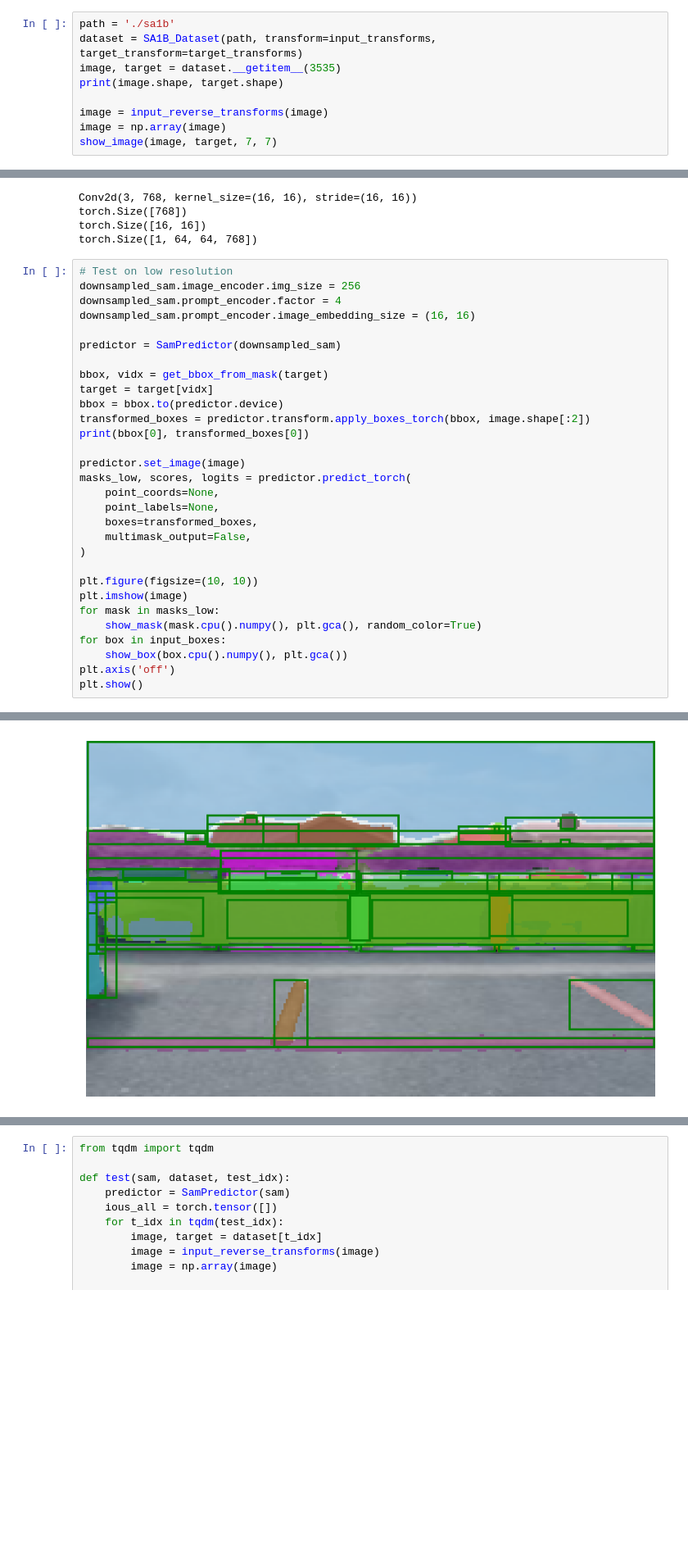
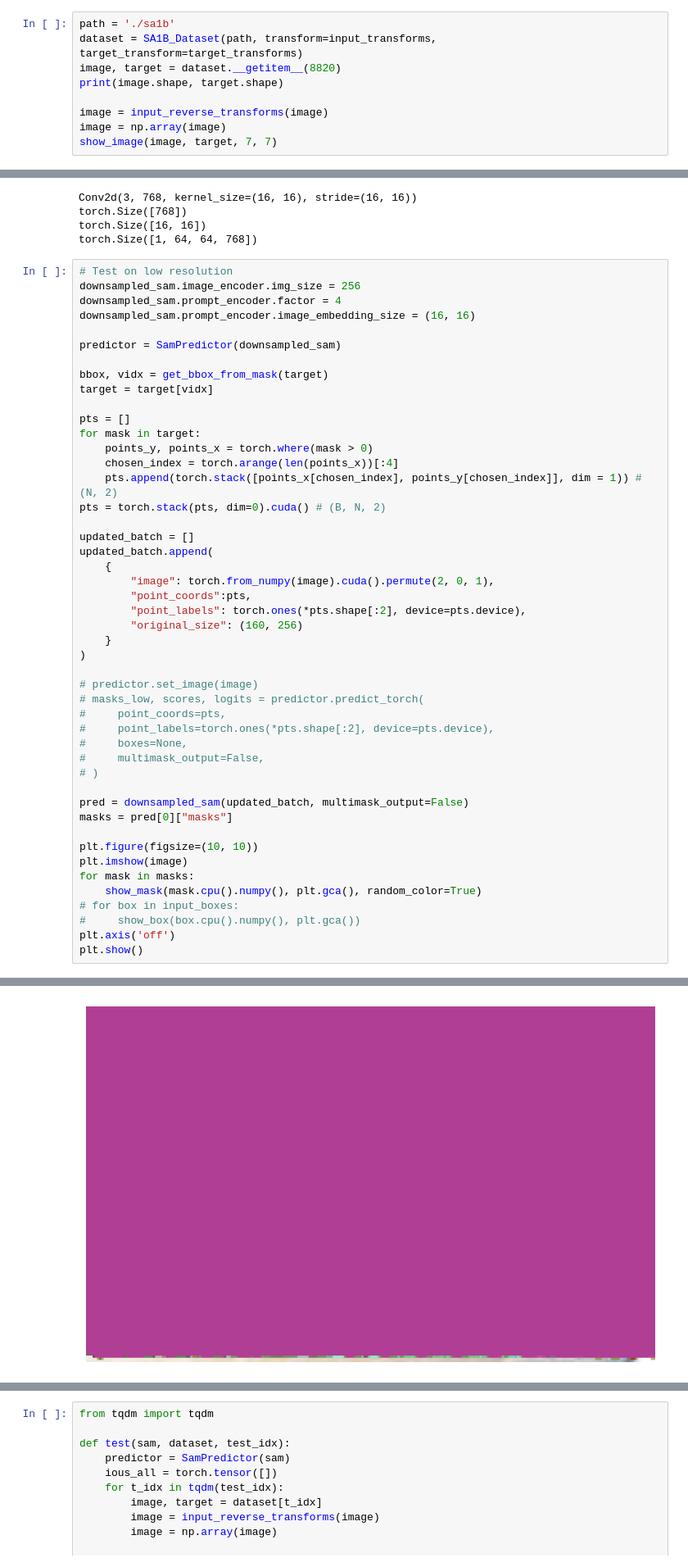
Before and after one commit to RPFey/680-Final, a Jupyter notebook: final.ipynb, the cells around one changed output, grey strips where cells are left out. Shown at 82% size. Cells and saved outputs as stored; diff of their text form; blank space fills up the shorter version.

Commit message:
Fix image bugs -- image should be in range 0-255; Add point prompt

```diff
--- a/final.ipynb
+++ b/final.ipynb
@@ -135,7 +135,7 @@ def show_image(image, target, row=12, col=12):
 # %%
 path = './sa1b'
 dataset = SA1B_Dataset(path, transform=input_transforms, target_transform=target_transforms)
-image, target = dataset.__getitem__(3535)
+image, target = dataset.__getitem__(8820)
 print(image.shape, target.shape)
 
 image = input_reverse_transforms(image)
@@ -333,24 +333,41 @@ predictor = SamPredictor(downsampled_sam)
 
 bbox, vidx = get_bbox_from_mask(target)
 target = target[vidx]
-bbox = bbox.to(predictor.device)
-transformed_boxes = predictor.transform.apply_boxes_torch(bbox, image.shape[:2])
-print(bbox[0], transformed_boxes[0])
 
-predictor.set_image(image)
-masks_low, scores, logits = predictor.predict_torch(
-    point_coords=None,
-    point_labels=None,
-    boxes=transformed_boxes,
-    multimask_output=False,
+pts = []
+for mask in target:
+    points_y, points_x = torch.where(mask > 0)
+    chosen_index = torch.arange(len(points_x))[:4]
+    pts.append(torch.stack([points_x[chosen_index], points_y[chosen_index]], dim = 1)) # (N, 2)
+pts = torch.stack(pts, dim=0).cuda() # (B, N, 2)
+
+updated_batch = []
+updated_batch.append(
+    {
+        "image": torch.from_numpy(image).cuda().permute(2, 0, 1),
+        "point_coords":pts,
+        "point_labels": torch.ones(*pts.shape[:2], device=pts.device),
+        "original_size": (160, 256)
+    }
 )
+
+# predictor.set_image(image)
+# masks_low, scores, logits = predictor.predict_torch(
+#     point_coords=pts,
+#     point_labels=torch.ones(*pts.shape[:2], device=pts.device),
+#     boxes=None,
+#     multimask_output=False,
+# )
+
+pred = downsampled_sam(updated_batch, multimask_output=False)
+masks = pred[0]["masks"]
 
 plt.figure(figsize=(10, 10))
 plt.imshow(image)
-for mask in masks_low:
+for mask in masks:
     show_mask(mask.cpu().numpy(), plt.gca(), random_color=True)
-for box in input_boxes:
-    show_box(box.cpu().numpy(), plt.gca())
+# for box in input_boxes:
+#     show_box(box.cpu().numpy(), plt.gca())
 plt.axis('off')
 plt.show()
 # %% [output]
@@ -358,4 +374,4 @@ tensor([123,  91, 183,  94], device='cuda:0') tensor([123.,  91., 183.,  94.], d
-[figure, old version]
+[figure, new version]
 # %%
 def calculateIoU(pred, gt):
     pred = pred.squeeze(1).cpu()
```
Also changed, not shown: parts of 6 cells of this notebook, 6 other files.
